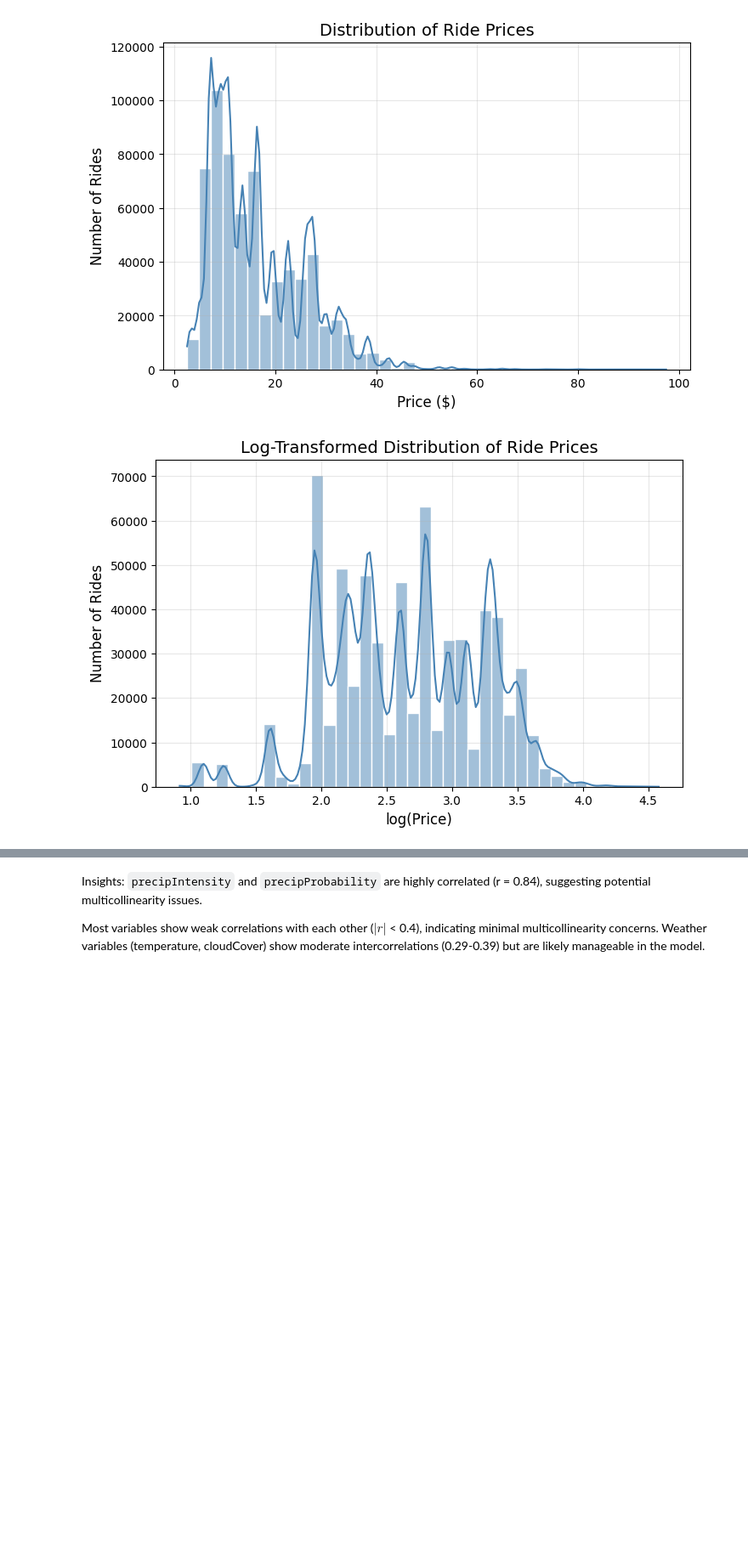
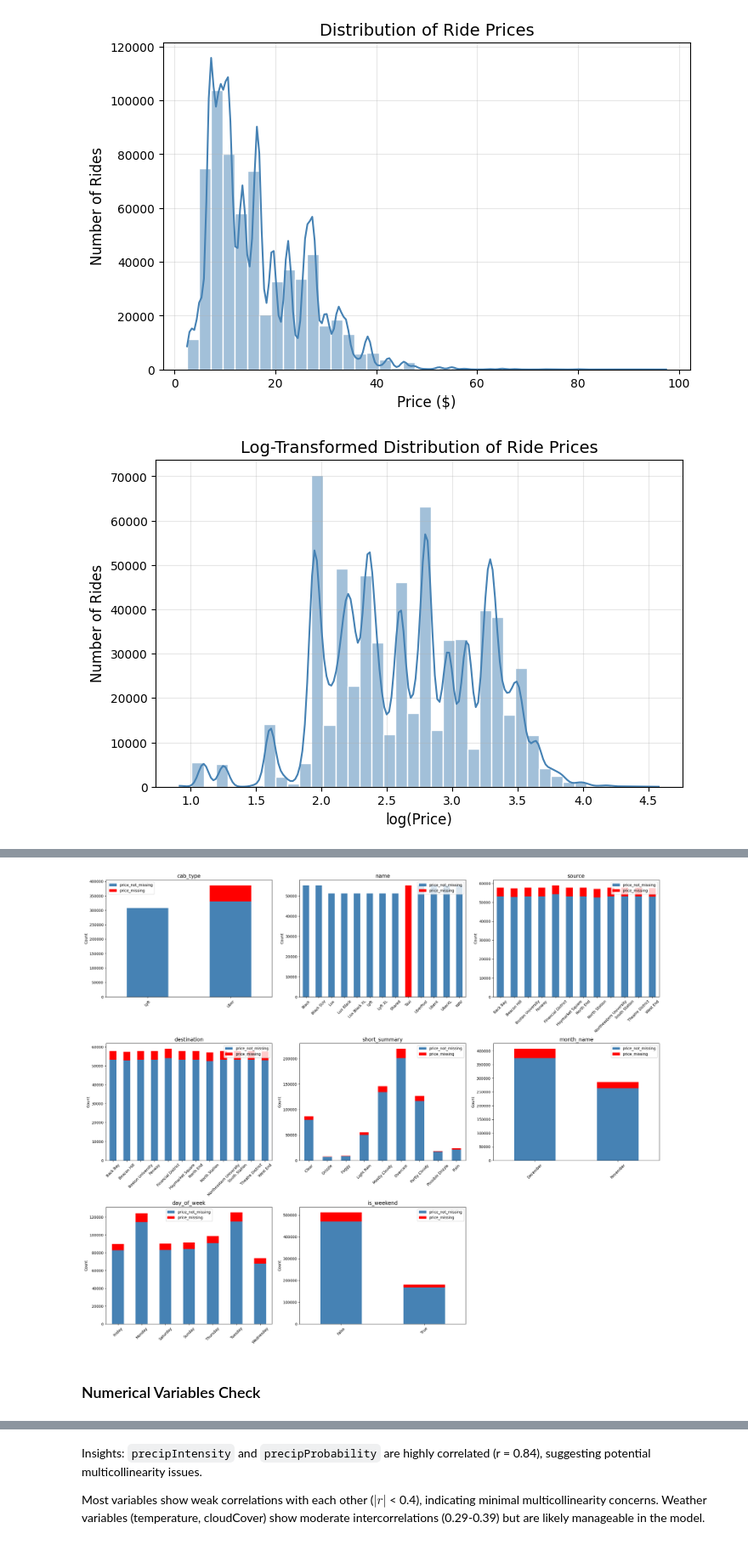
Before and after one commit to CindySun0309/APCOMP209_Final_Project, a Jupyter notebook: EDA.ipynb, the cells around one changed output, grey strips where cells are left out. Shown at 85% size. Drawn from its saved outputs; the diff is of its cells as text; code cells hidden in the pictures; blank space fills up the shorter version.

Commit message:
update categorical var and reorganize data

```diff
--- a/EDA.ipynb
+++ b/EDA.ipynb
@@ -161,0 +173,11 @@ dtype: int64
+# %%
+categorical_var = [
+    "cab_type",
+    "name",
+    "source",
+    "destination",
+    "short_summary",
+    "month_name",
+    "day_of_week",
+    "is_weekend"
+]
@@ -161,0 +196,36 @@ dtype: int64
+# %%
+n = len(categorical_var)
+rows = math.ceil(n / 3)
+
+fig, axes = plt.subplots(rows, 3, figsize=(22, 6 * rows))
+axes = axes.flatten()
+
+for i, col in enumerate(categorical_var):
+    # group category by price missing / not missing
+    counts = df.groupby([col, df['price'].isna()]).size().unstack(fill_value=0)
+    # rename columns for clarity
+    counts.columns = ['price_not_missing', 'price_missing']
+
+    # stacked bar plot
+    counts[['price_not_missing', 'price_missing']].plot(
+        kind='bar',
+        stacked=True,
+        ax=axes[i],
+        color=['steelblue', 'red']  # normal + missing price in red
+    )
+
+    axes[i].set_title(f"{col}", fontsize=14)
+    axes[i].set_xlabel("")
+    axes[i].set_ylabel("Count")
+    axes[i].tick_params(axis='x', labelrotation=45)
+
+# hide unused subplots if number of vars % 3 != 0
+for j in range(i + 1, len(axes)):
+    fig.delaxes(axes[j])
+
+plt.tight_layout()
+plt.show()
+# %% [output]
+[figure, added]
+# %% [markdown]
+### Numerical Variables Check
```
Also changed, not shown: parts of 35 cells of this notebook.
